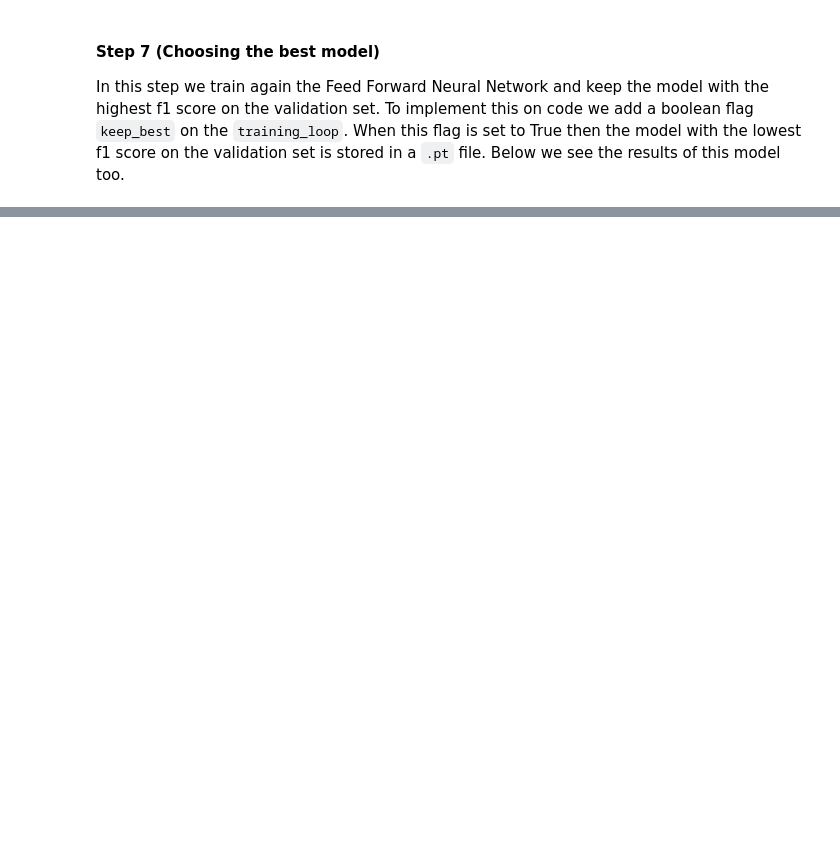
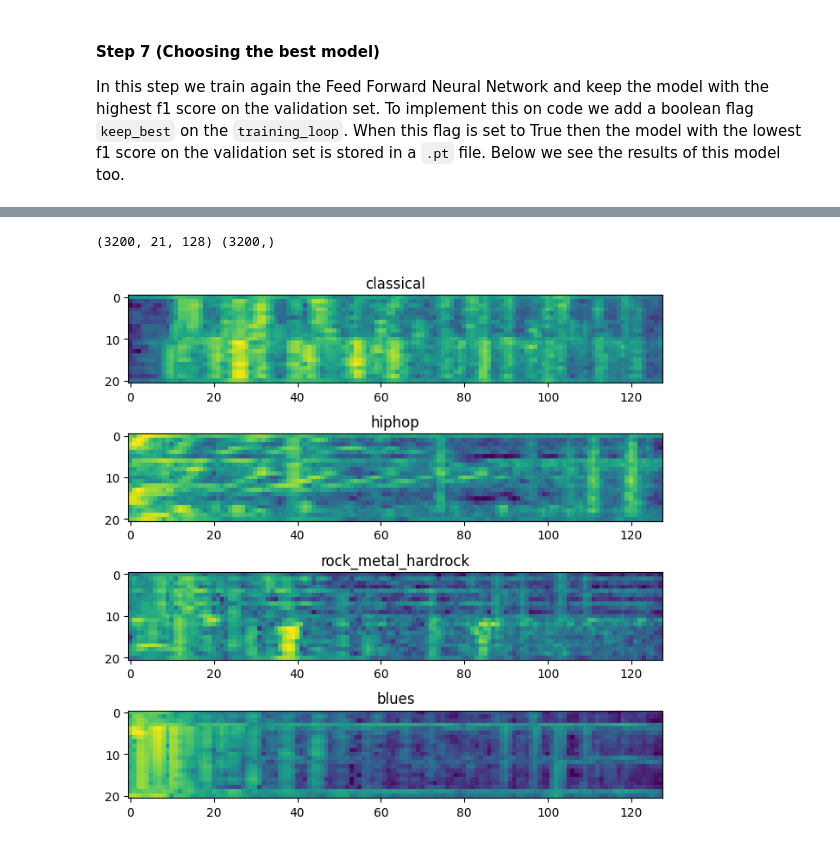
Before and after one commit to ChrisNick92/music-genre-classification, a Jupyter notebook: main.ipynb, the cells around one changed output, grey strips where cells are left out. Cells and saved outputs as stored; diff of their text form; code cells hidden in the pictures; blank space fills up the shorter version.

```diff
--- a/main.ipynb
+++ b/main.ipynb
@@ -220,0 +156,18 @@ plt.show()
+# %%
+X, y = load_spectrograms("train")
+# %%
+print(X.shape, y.shape)
+# %% [output]
+(3200, 21, 128) (3200,)
+# %%
+fig, ax = plt.subplots(figsize = (8, 8), nrows=4)
+
+for i in range(4):
+    idx = np.argwhere(y == i)[0].item()
+    S = X[idx]
+    ax[i].imshow(S)
+    ax[i].set_title(INV_CLASS_MAPPING[i])
+
+plt.show()
+# %% [output]
+[figure, added]
```
Also changed, not shown: parts of 41 cells of this notebook, 2 other files.
